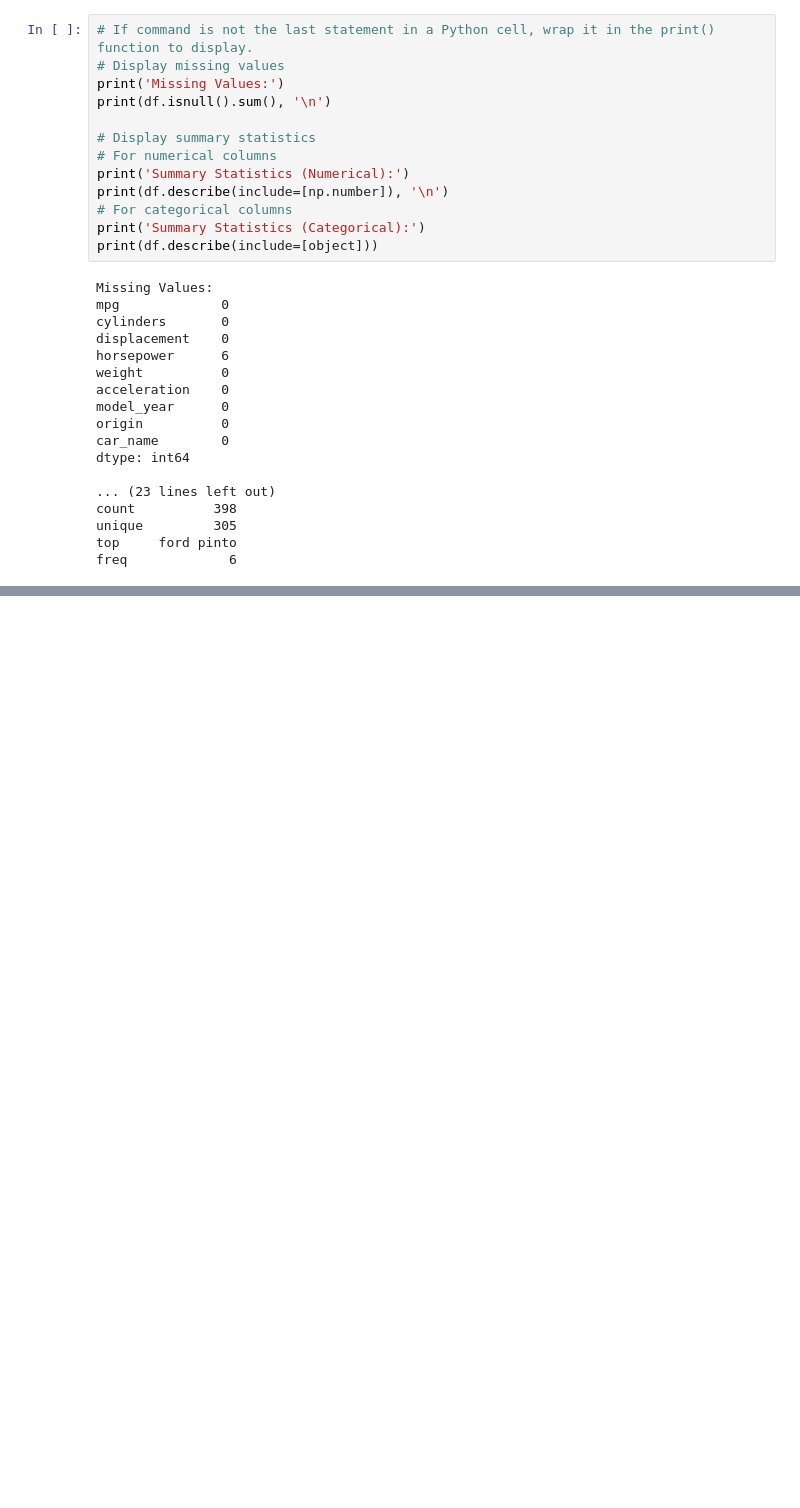
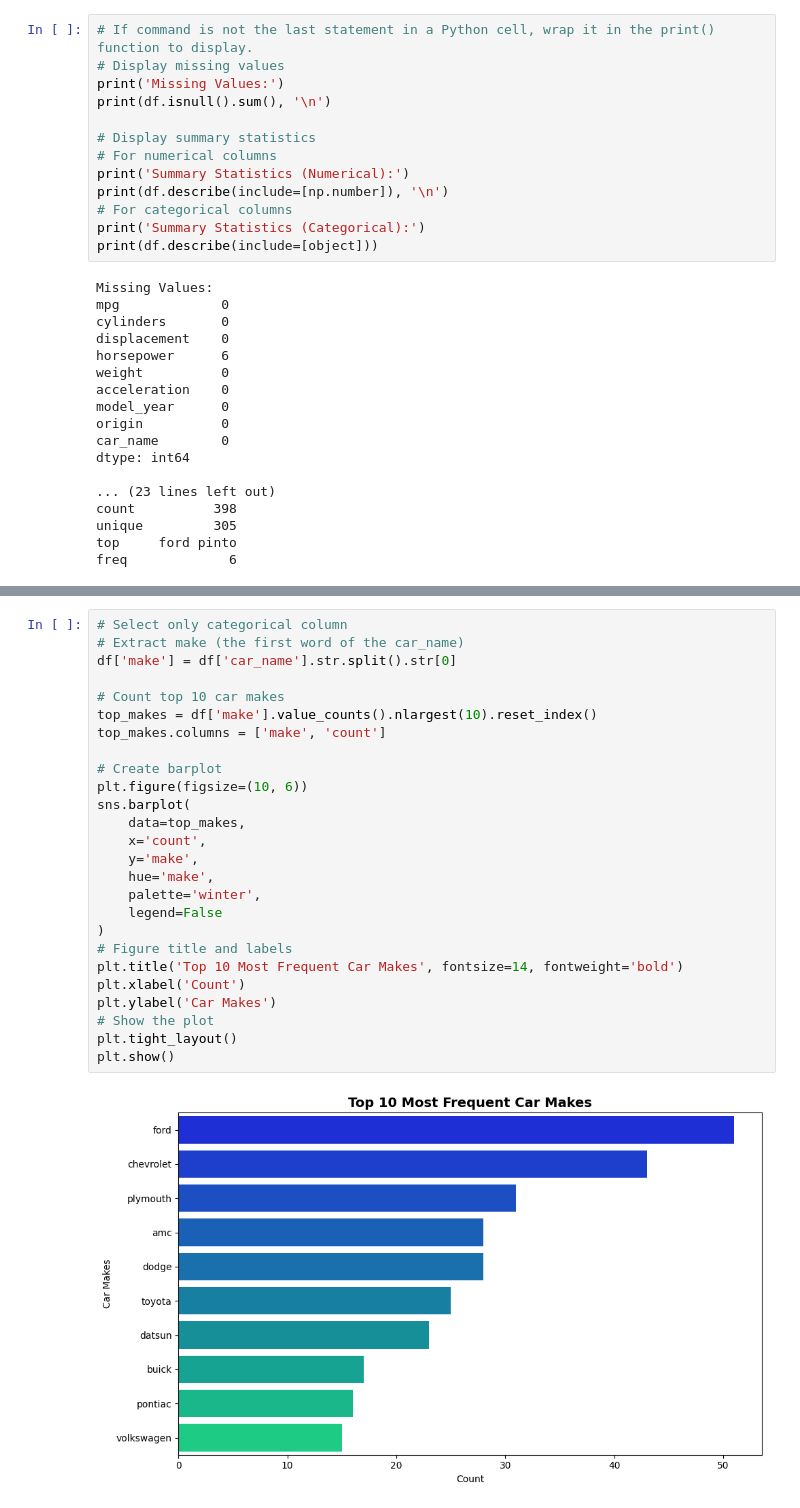
Before and after one commit to Bdowdle4/ml-regression-dowdle, a Jupyter notebook: regression-dowdle.ipynb, the cells around one changed output, grey strips where cells are left out. Cells and saved outputs as stored; diff of their text form; blank space fills up the shorter version.

```diff
--- a/regression-dowdle.ipynb
+++ b/regression-dowdle.ipynb
@@ -93,0 +137,28 @@ The only column with missing values is horsepower with 6 missing values. The car
+# %%
+# Select only categorical column
+# Extract make (the first word of the car_name)
+df['make'] = df['car_name'].str.split().str[0]
+
+# Count top 10 car makes
+top_makes = df['make'].value_counts().nlargest(10).reset_index()
+top_makes.columns = ['make', 'count']
+
+# Create barplot
+plt.figure(figsize=(10, 6))
+sns.barplot(
+    data=top_makes,
+    x='count',
+    y='make',
+    hue='make',
+    palette='winter',
+    legend=False
+)
+# Figure title and labels
+plt.title('Top 10 Most Frequent Car Makes', fontsize=14, fontweight='bold')
+plt.xlabel('Count')
+plt.ylabel('Car Makes')
+# Show the plot
+plt.tight_layout()
+plt.show()
+# %% [output]
+[figure, added]
```
Also changed, not shown: parts of 8 cells of this notebook.
